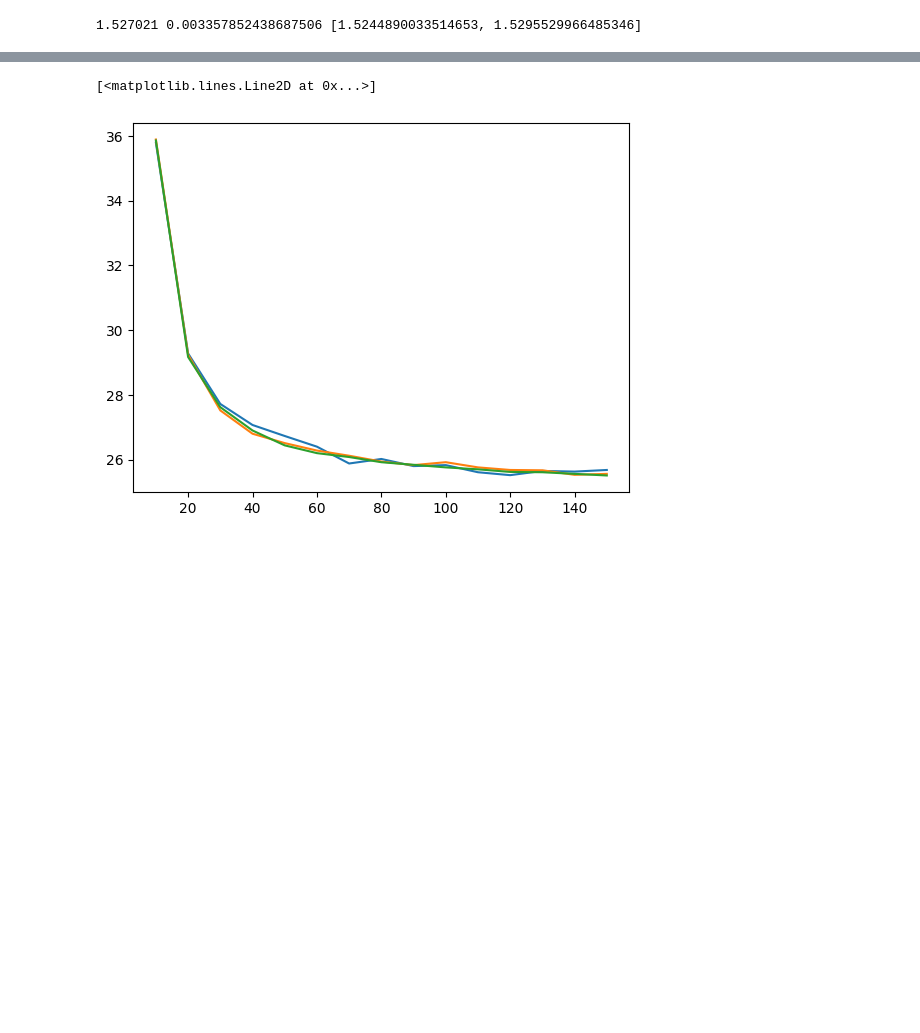
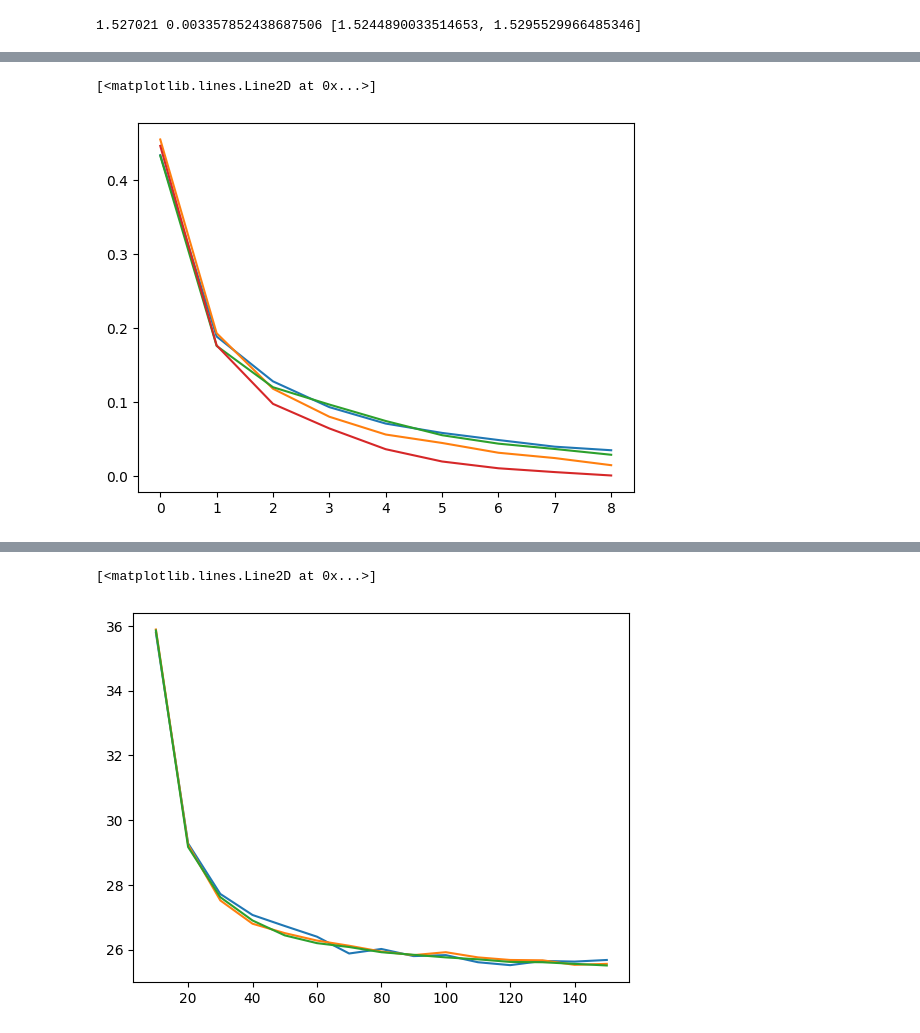
Before and after one commit to Foundnation/Stochastic-Simulation, a Jupyter notebook: mandelbrot_notebook.ipynb, the cells around one changed output, grey strips where cells are left out. Saved outputs shown, nothing was run; the diff lists cells and outputs as text; code cells hidden in the pictures; blank space fills up the shorter version.

```diff
--- a/mandelbrot_notebook.ipynb
+++ b/mandelbrot_notebook.ipynb
@@ -52 +74,19 @@ Text(0, 0.5, 'error')
+# %%
+best_area_value_uniform = 1.527021
+best_area_value_lhs = 1.5249972
+best_area_value_ortho = 1.525929
+best_area_value_cutout = 1.5238682060290496
+
+errors_uniform = calculate_error_over_iterations(best_area_value_uniform, average_areas_uniform)
+errors_lhs = calculate_error_over_iterations(best_area_value_lhs, average_areas_lhs)
+errors_ortho = calculate_error_over_iterations(best_area_value_ortho, average_areas_ortho)
+errors_cutout= calculate_error_over_iterations(best_area_value_cutout, average_areas_cutout)
+
+plt.plot(errors_uniform[1:])
+plt.plot(errors_lhs[1:])
+plt.plot(errors_ortho[1:])
+plt.plot(errors_cutout[1:])
+# %% [output]
+[<matplotlib.lines.Line2D at 0x...>]
+[figure, added]
 # %%
```
Also changed, not shown: parts of 18 cells of this notebook, 2 other files.
